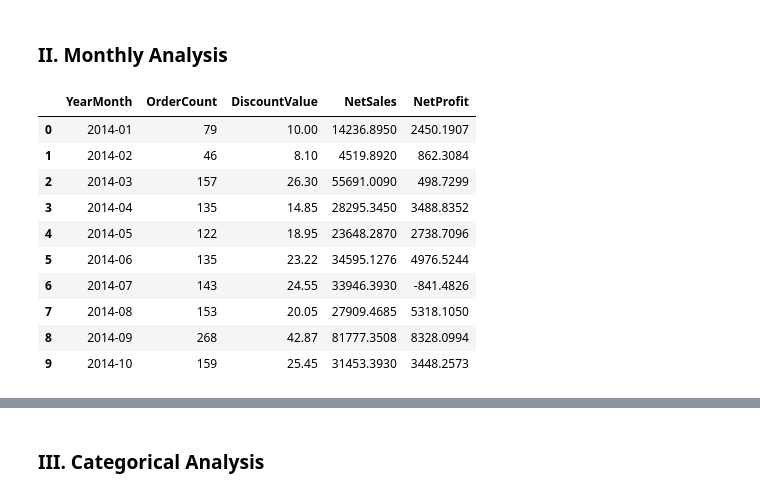
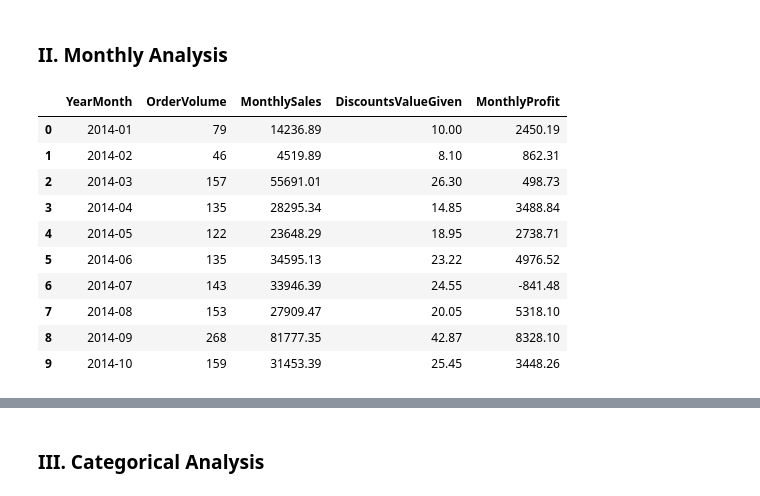
Before and after one commit to Road2Data/P4-Superstore-Sales, a Jupyter notebook: analysis.ipynb, the cells around one changed output, grey strips where cells are left out. Cells and saved outputs as stored; diff of their text form; code cells hidden in the pictures.

```diff
--- a/analysis.ipynb
+++ b/analysis.ipynb
@@ -33,18 +34,18 @@ engine = create_engine(url)
 # %% [markdown]
 ### II. Monthly Analysis
 # %%
-monthly_df = pd.read_sql_table(table_name="monthlyfin", con=engine.connect())
+monthly_df = pd.read_sql_table(table_name="monthly_financials", con=engine.connect())
 monthly_df.head(10)
 # %% [output]
-|  | YearMonth | OrderCount | DiscountValue | NetSales | NetProfit |
-| 0 | 2014-01 | 79 | 10.00 | 14236.8950 | 2450.1907 |
-| 1 | 2014-02 | 46 | 8.10 | 4519.8920 | 862.3084 |
-| 2 | 2014-03 | 157 | 26.30 | 55691.0090 | 498.7299 |
-| 3 | 2014-04 | 135 | 14.85 | 28295.3450 | 3488.8352 |
-| 4 | 2014-05 | 122 | 18.95 | 23648.2870 | 2738.7096 |
-| 5 | 2014-06 | 135 | 23.22 | 34595.1276 | 4976.5244 |
-| 6 | 2014-07 | 143 | 24.55 | 33946.3930 | -841.4826 |
-| 7 | 2014-08 | 153 | 20.05 | 27909.4685 | 5318.1050 |
-| 8 | 2014-09 | 268 | 42.87 | 81777.3508 | 8328.0994 |
-| 9 | 2014-10 | 159 | 25.45 | 31453.3930 | 3448.2573 |
+|  | YearMonth | OrderVolume | MonthlySales | DiscountsValueGiven | MonthlyProfit |
+| 0 | 2014-01 | 79 | 14236.89 | 10.00 | 2450.19 |
+| 1 | 2014-02 | 46 | 4519.89 | 8.10 | 862.31 |
+| 2 | 2014-03 | 157 | 55691.01 | 26.30 | 498.73 |
+| 3 | 2014-04 | 135 | 28295.34 | 14.85 | 3488.84 |
+| 4 | 2014-05 | 122 | 23648.29 | 18.95 | 2738.71 |
+| 5 | 2014-06 | 135 | 34595.13 | 23.22 | 4976.52 |
+| 6 | 2014-07 | 143 | 33946.39 | 24.55 | -841.48 |
+| 7 | 2014-08 | 153 | 27909.47 | 20.05 | 5318.10 |
+| 8 | 2014-09 | 268 | 81777.35 | 42.87 | 8328.10 |
+| 9 | 2014-10 | 159 | 31453.39 | 25.45 | 3448.26 |
 # %%
```
Also changed, not shown: parts of 14 cells of this notebook, 5 other files.
